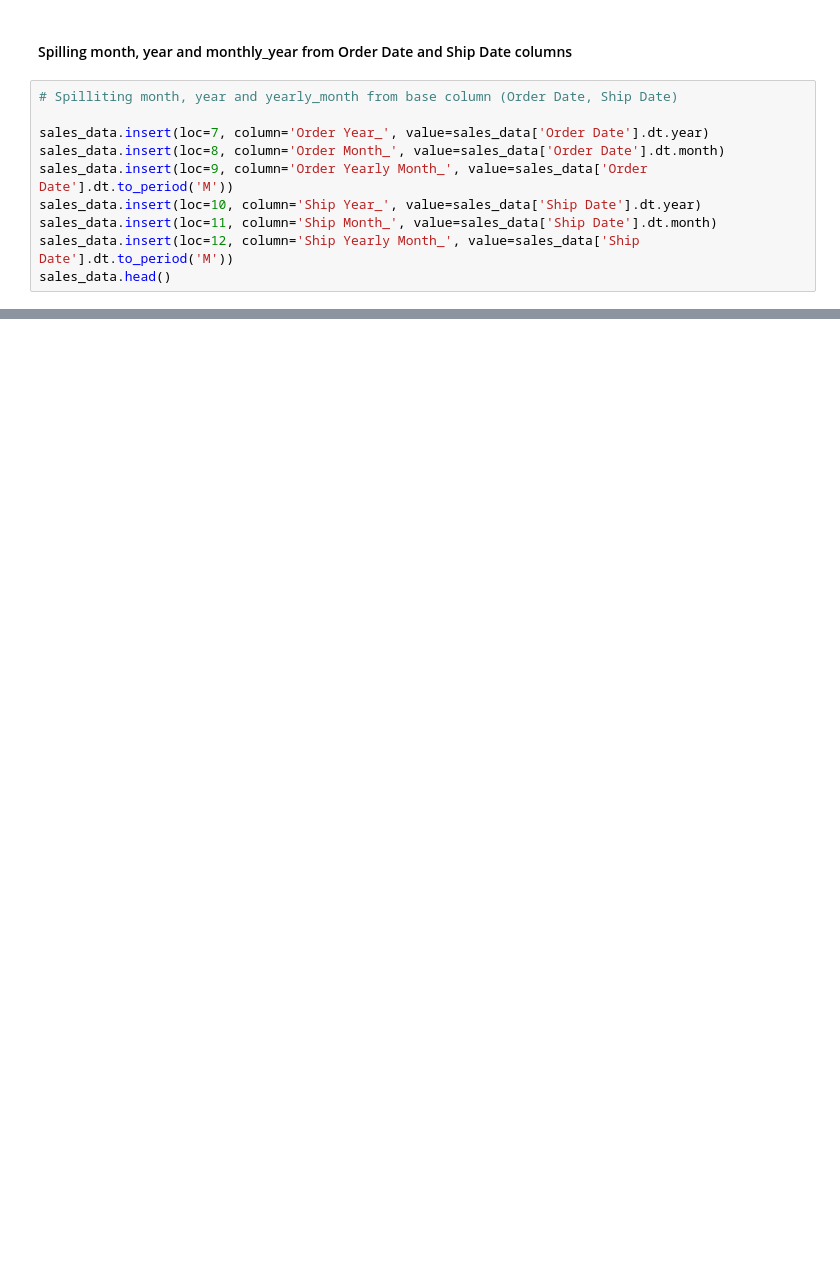
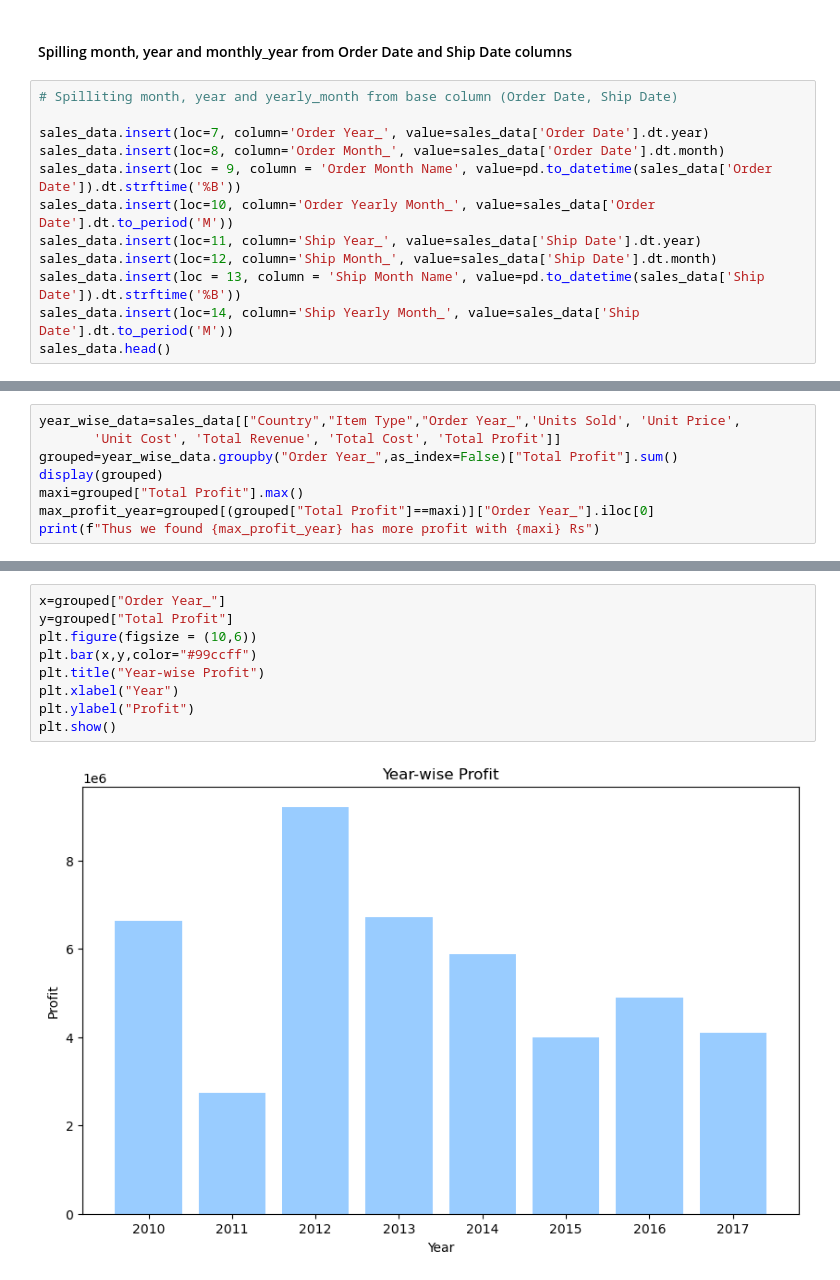
Before and after one commit to SamNijin/Analyzing-Amazon-Sales-Data, a Jupyter notebook: Amazon-Sales-Analysis.ipynb, the cells around one changed output, grey strips where cells are left out. Drawn from its saved outputs; the diff is of its cells as text; blank space fills up the shorter version.

```diff
--- a/Amazon-Sales-Analysis.ipynb
+++ b/Amazon-Sales-Analysis.ipynb
@@ -183,10 +238,12 @@ sales_data.head()
 
 sales_data.insert(loc=7, column='Order Year_', value=sales_data['Order Date'].dt.year)
 sales_data.insert(loc=8, column='Order Month_', value=sales_data['Order Date'].dt.month)
-sales_data.insert(loc=9, column='Order Yearly Month_', value=sales_data['Order Date'].dt.to_period('M'))
-sales_data.insert(loc=10, column='Ship Year_', value=sales_data['Ship Date'].dt.year)
-sales_data.insert(loc=11, column='Ship Month_', value=sales_data['Ship Date'].dt.month)
-sales_data.insert(loc=12, column='Ship Yearly Month_', value=sales_data['Ship Date'].dt.to_period('M'))
+sales_data.insert(loc = 9, column = 'Order Month Name', value=pd.to_datetime(sales_data['Order Date']).dt.strftime('%B'))
+sales_data.insert(loc=10, column='Order Yearly Month_', value=sales_data['Order Date'].dt.to_period('M'))
+sales_data.insert(loc=11, column='Ship Year_', value=sales_data['Ship Date'].dt.year)
+sales_data.insert(loc=12, column='Ship Month_', value=sales_data['Ship Date'].dt.month)
+sales_data.insert(loc = 13, column = 'Ship Month Name', value=pd.to_datetime(sales_data['Ship Date']).dt.strftime('%B'))
+sales_data.insert(loc=14, column='Ship Yearly Month_', value=sales_data['Ship Date'].dt.to_period('M'))
 sales_data.head()
 # %% [output]
 |  | Region | Country | Item Type | Sales Channel | Order Priority | Order Date | Order ID | Order Year_ | ... |
@@ -197,0 +297,8 @@ sales_data.head()
+# %%
+year_wise_data=sales_data[["Country","Item Type","Order Year_",'Units Sold', 'Unit Price',
+       'Unit Cost', 'Total Revenue', 'Total Cost', 'Total Profit']]
+grouped=year_wise_data.groupby("Order Year_",as_index=False)["Total Profit"].sum()
+display(grouped)
+maxi=grouped["Total Profit"].max()
+max_profit_year=grouped[(grouped["Total Profit"]==maxi)]["Order Year_"].iloc[0]
+print(f"Thus we found {max_profit_year} has more profit with {maxi} Rs")
@@ -197,0 +320,11 @@ sales_data.head()
+# %%
+x=grouped["Order Year_"]
+y=grouped["Total Profit"]
+plt.figure(figsize = (10,6))
+plt.bar(x,y,color="#99ccff")
+plt.title("Year-wise Profit")
+plt.xlabel("Year")
+plt.ylabel("Profit")
+plt.show()
+# %% [output]
+[figure, added]
```
Also changed, not shown: parts of 35 cells of this notebook.
